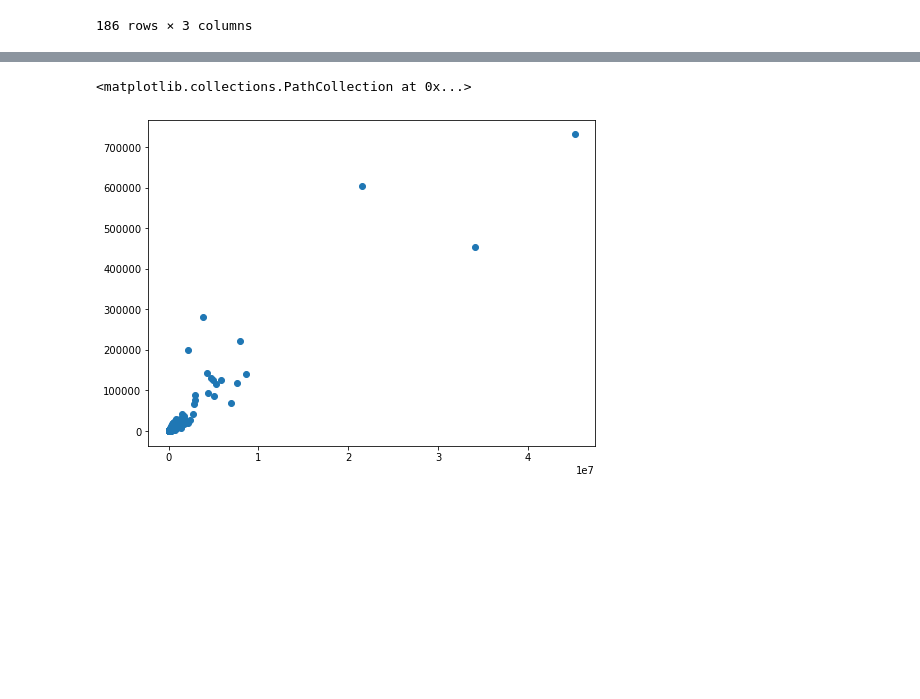
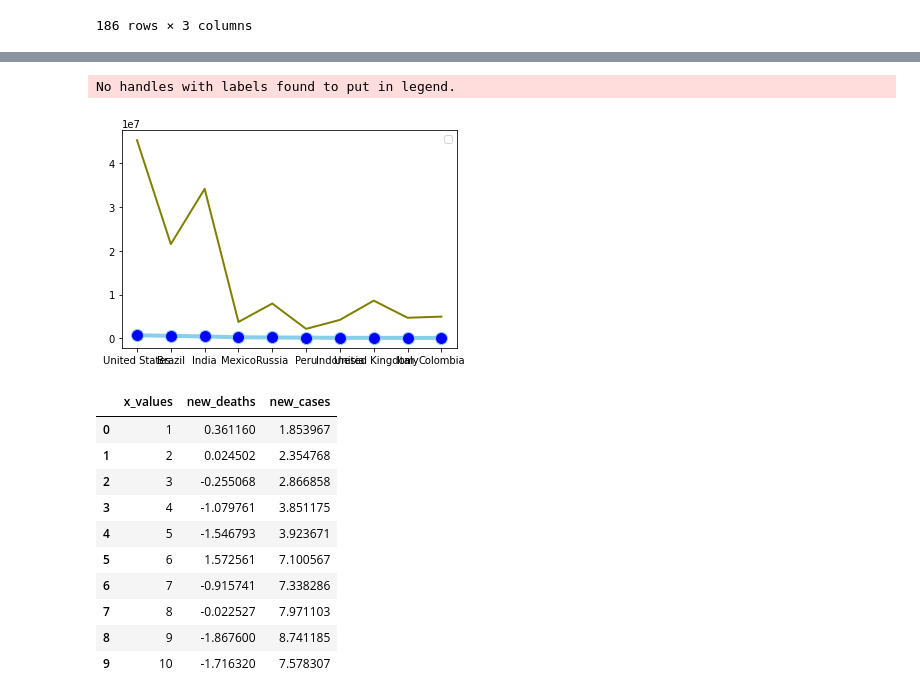
Before and after one commit to Waltontan/Project_Covid, a Jupyter notebook: Q4.ipynb, the cells around one changed output, grey strips where cells are left out. Drawn from its saved outputs; the diff is of its cells as text; code cells hidden in the pictures; blank space fills up the shorter version.

```diff
--- a/Q4.ipynb
+++ b/Q4.ipynb
@@ -93,11 +64,36 @@ plt.show()
-# %%
-
-
-plt.scatter(x=death_plot["new_cases"], y=death_plot["new_deaths"])
-
-#returns = np.log(data).diff()
-#returns.head()
-#returns.dropna(inplace=True)
-# %% [output]
-<matplotlib.collections.PathCollection at 0x...>
-[figure, removed]
+# %%
+# libraries
+#import matplotlib.pyplot as plt
+#import numpy as np
+#import pandas as pd
+
+# Data
+df=pd.DataFrame({'x_values': range(1,11), 'new_deaths': np.random.randn(10), 'new_cases': np.random.randn(10)+range(1,11)})
+death_plot_filtered = death_plot.head(10)
+
+# multiple line plots
+plt.plot( death_plot_filtered["location"], death_plot_filtered["new_deaths"], marker='o', markerfacecolor='blue', markersize=12, color='skyblue', linewidth=4)
+plt.plot( death_plot_filtered["location"], death_plot_filtered["new_cases"], marker='', color='olive', linewidth=2)
+
+# show legend
+plt.legend()
+
+# show graph
+plt.show()
+# %% [output]
+No handles with labels found to put in legend.
+[figure, added]
+# %%
+df
+# %% [output]
+|  | x_values | new_deaths | new_cases |
+| 0 | 1 | 0.361160 | 1.853967 |
+| 1 | 2 | 0.024502 | 2.354768 |
+| 2 | 3 | -0.255068 | 2.866858 |
+| 3 | 4 | -1.079761 | 3.851175 |
+| 4 | 5 | -1.546793 | 3.923671 |
+| 5 | 6 | 1.572561 | 7.100567 |
+| 6 | 7 | -0.915741 | 7.338286 |
+| 7 | 8 | -0.022527 | 7.971103 |
+| 8 | 9 | -1.867600 | 8.741185 |
+| 9 | 10 | -1.716320 | 7.578307 |
```
Also changed, not shown: parts of 5 cells of this notebook.
